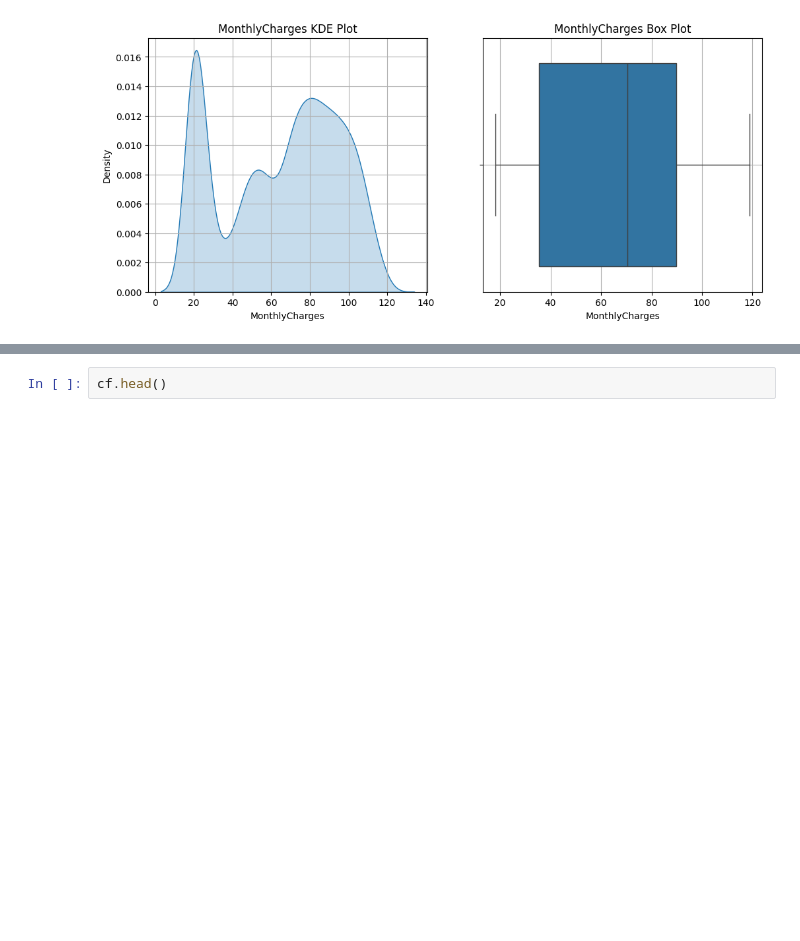
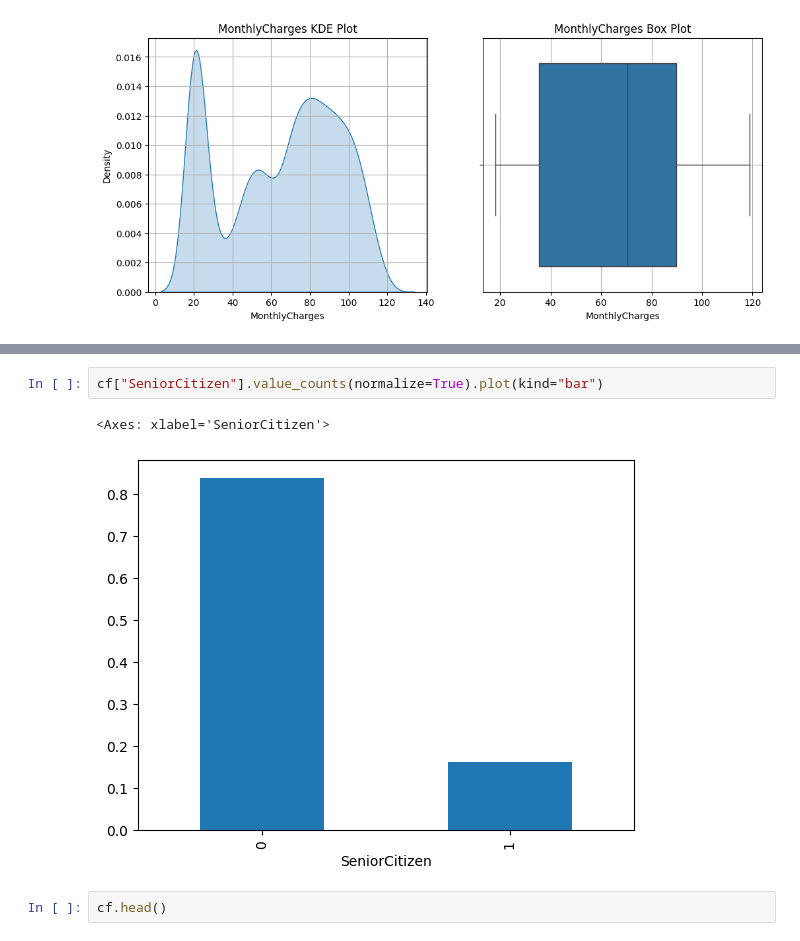
Before and after one commit to Priyanshu-Upadhyay-27/end-to-end-churn-ml, a Jupyter notebook: notebooks/EDA-Churn.ipynb, the cells around one changed output, grey strips where cells are left out. Drawn from its saved outputs; the diff is of its cells as text; blank space fills up the shorter version.

```diff
--- a/notebooks/EDA-Churn.ipynb
+++ b/notebooks/EDA-Churn.ipynb
@@ -104,3 +111,8 @@ for i in num_features:
+# %%
+cf["SeniorCitizen"].value_counts(normalize=True).plot(kind="bar")
+# %% [output]
+<Axes: xlabel='SeniorCitizen'>
+[figure, added]
 # %%
 cf.head()
 # %% [output]
```
Also changed, not shown: parts of 7 cells of this notebook.
